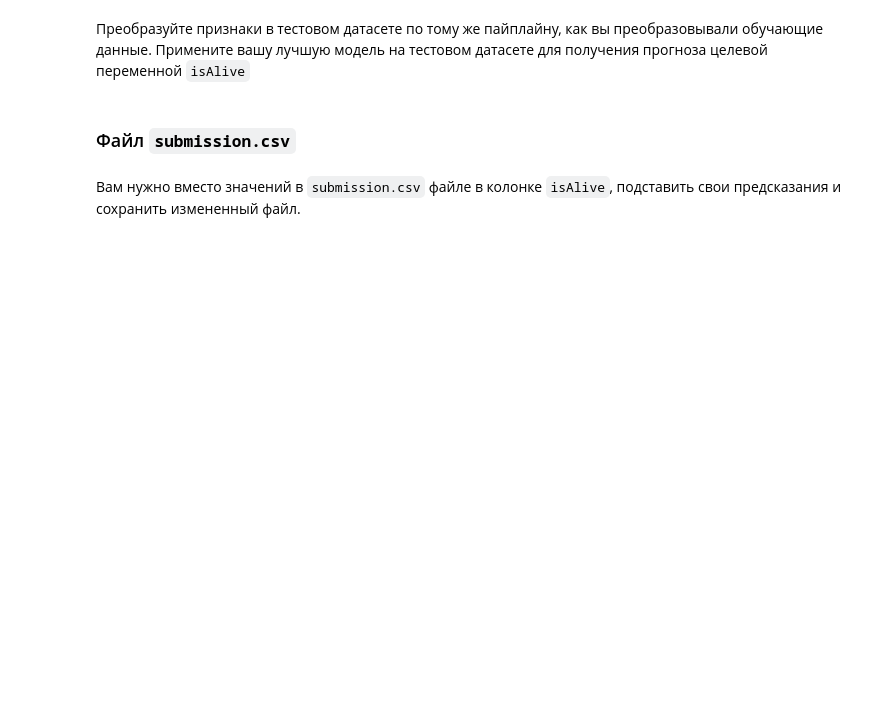
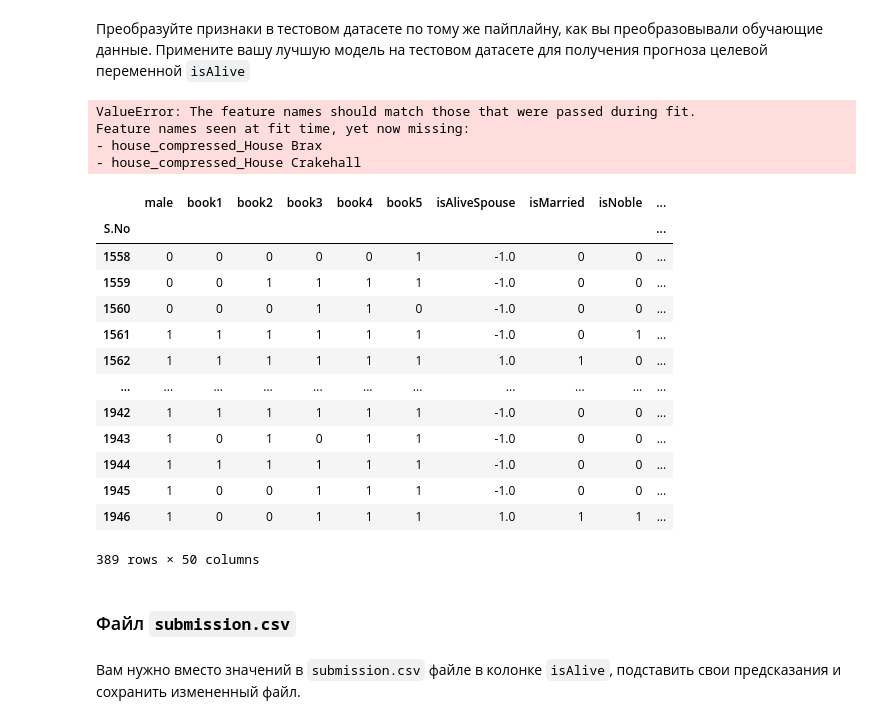
Before and after one commit to lanmorive/Analiz_data, a Jupyter notebook: week_01_ml_intro/Homework/hw_1_game_of_thrones.ipynb, the cells around one changed output. Saved outputs shown, nothing was run; the diff lists cells and outputs as text; code cells hidden in the pictures; blank space fills up the shorter version.

```diff
--- a/week_01_ml_intro/Homework/hw_1_game_of_thrones.ipynb
+++ b/week_01_ml_intro/Homework/hw_1_game_of_thrones.ipynb
@@ -701,3 +745,5 @@ data = # ...
+# %%
+df = pd.read_csv(r'/content/game_of_thrones_test.csv',index_col= 'S.No')
 # %% [markdown]
 По аналогии с тем, как мы работали с обучающим датасетом, давайте посмотрим в тестовом датасете на статистики признаков с разными типами данных
 # %%
@@ -706,5 +758,26 @@ data_test.loc[data_test['age']<0] # Находим данные с ошибка
 # %%
 #Вы можете аккуратно поправить тестовые данные, воспользовавшись, например следующим кодом:
-data_test.loc[1685, 'dateOfBirth'] = 278.
+df.loc[1685, 'dateOfBirth'] = 278
+df.loc[1869, 'dateOfBirth'] = 299
 # замены в строке 1685: dateOfBirth -> 278. и age -> 0.
 # замены в строке 1869: dateOfBirth -> 299. и age -> 0.
+# %%
+df['log_pop'] = np.log10(df["popularity"]*M+1)
+df['boolDeadRelations'] = (df['numDeadRelations'] > 0).astype(int)
+df['age_value'] = df['age'].fillna(0)
+df['age_no_data'] = [1 if np.isnan(x) else 0 for x in df['age']]
+df['culture_grouped'] = df['culture'].str.lower().map(cultures_grouped_inverted)
+df['culture_grouped'].fillna('culture_no_data',inplace= True)
+df.drop(cols_to_drop, axis=1, inplace=True)
+df['spouse'].fillna('Unknown', inplace=True)
+df['isAliveSpouse'].fillna(-1, inplace=True)
+df['has_title'] = df['title'].notna().astype(int)
+df['culture'].fillna('Unknown', inplace=True)
+df['house'].fillna('Unknown House', inplace=True)
+df.drop(['title','dateOfBirth','age','name','culture'],inplace= True,axis = 1)
+df['house_compressed'] = df['house'].apply(lambda x: x if x in top_houses else 'Other House')
+df.drop('house', axis=1, inplace=True)
+df['spouse_compressed'] = df['spouse'].apply(lambda x: x if x in top_spouses else 'Other Spouse')
+df.drop('spouse', axis=1, inplace=True)
+
+df_end = pd.get_dummies(df, drop_first=False,dtype=int)
@@ -711,5 +802,29 @@ data_test.loc[1685, 'dateOfBirth'] = 278.
 # %% [markdown]
 Преобразуйте признаки в тестовом датасете по тому же пайплайну, как вы преобразовывали обучающие данные. Примените вашу лучшую модель на тестовом датасете для получения прогноза целевой переменной `isAlive`
+# %%
+best_pipe.predict(df_end)
+# %% [output]
+ValueError: The feature names should match those that were passed during fit.
+Feature names seen at fit time, yet now missing:
+- house_compressed_House Brax
+- house_compressed_House Crakehall
+# %%
+df_end
+# %% [output]
+|  | male | book1 | book2 | book3 | book4 | book5 | isAliveSpouse | isMarried | isNoble | ... |
+| S.No |  |  |  |  |  |  |  |  |  | ... |
+| 1558 | 0 | 0 | 0 | 0 | 0 | 1 | -1.0 | 0 | 0 | ... |
+| 1559 | 0 | 0 | 1 | 1 | 1 | 1 | -1.0 | 0 | 0 | ... |
+| 1560 | 0 | 0 | 0 | 1 | 1 | 0 | -1.0 | 0 | 0 | ... |
+| 1561 | 1 | 1 | 1 | 1 | 1 | 1 | -1.0 | 0 | 1 | ... |
+| 1562 | 1 | 1 | 1 | 1 | 1 | 1 | 1.0 | 1 | 0 | ... |
+| ... | ... | ... | ... | ... | ... | ... | ... | ... | ... | ... |
+| 1942 | 1 | 1 | 1 | 1 | 1 | 1 | -1.0 | 0 | 0 | ... |
+| 1943 | 1 | 0 | 1 | 0 | 1 | 1 | -1.0 | 0 | 0 | ... |
+| 1944 | 1 | 1 | 1 | 1 | 1 | 1 | -1.0 | 0 | 0 | ... |
+| 1945 | 1 | 0 | 0 | 1 | 1 | 1 | -1.0 | 0 | 0 | ... |
+| 1946 | 1 | 0 | 0 | 1 | 1 | 1 | 1.0 | 1 | 1 | ... |
+389 rows × 50 columns
 # %% [markdown]
 ### Файл `submission.csv`
 # %% [markdown]
```
Also changed, not shown: parts of 11 cells of this notebook.
